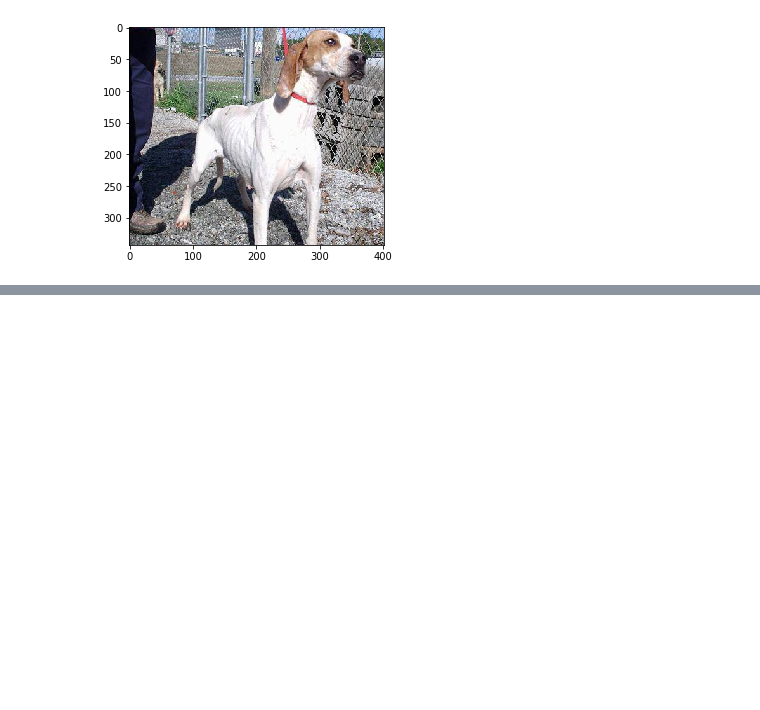
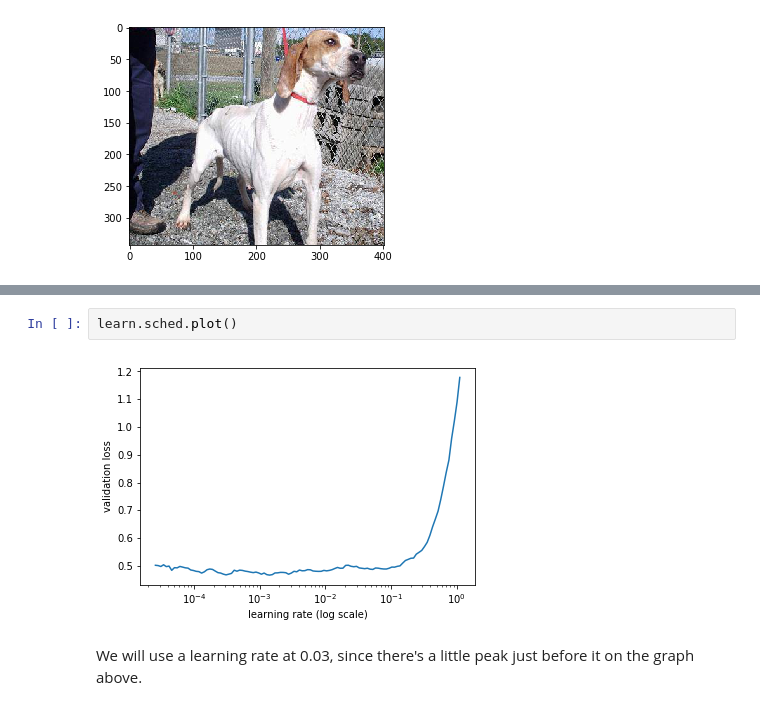
Before and after one commit to HMC152-Fall2018/assign1-jake-and-cat, a Jupyter notebook: Assignment1.ipynb, the cells around one changed output, grey strips where cells are left out. Cells and saved outputs as stored; diff of their text form; blank space fills up the shorter version.

```diff
--- a/Assignment1.ipynb
+++ b/Assignment1.ipynb
@@ -189,0 +205,6 @@ RuntimeError: cuda runtime error (59) : device-side assert triggered at /pytorch
+# %%
+learn.sched.plot()
+# %% [output]
+[figure, added]
+# %% [markdown]
+We will use a learning rate at 0.03, since there's a little peak just before it on the graph above.
```
Also changed, not shown: parts of 48 cells of this notebook.
